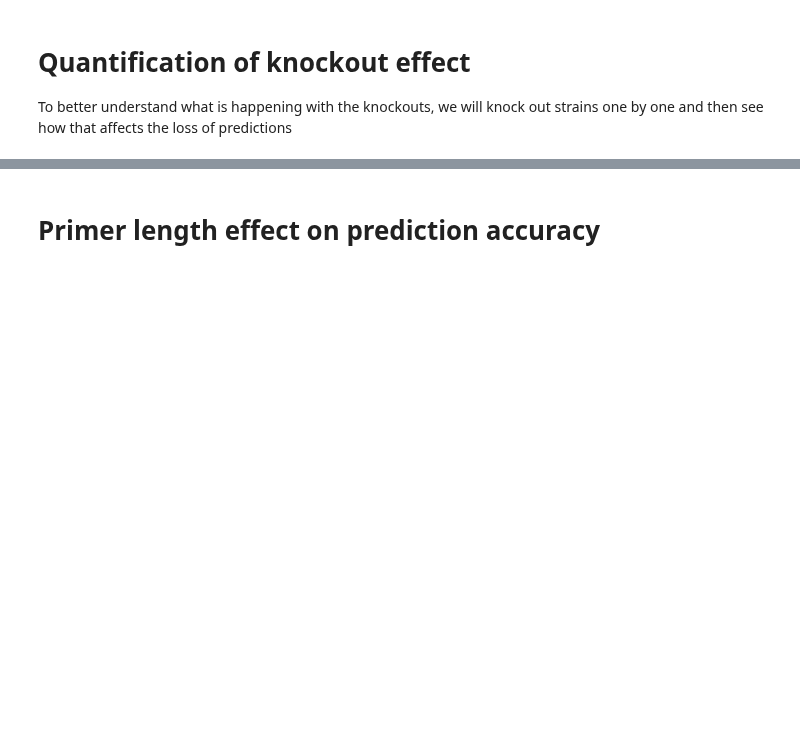
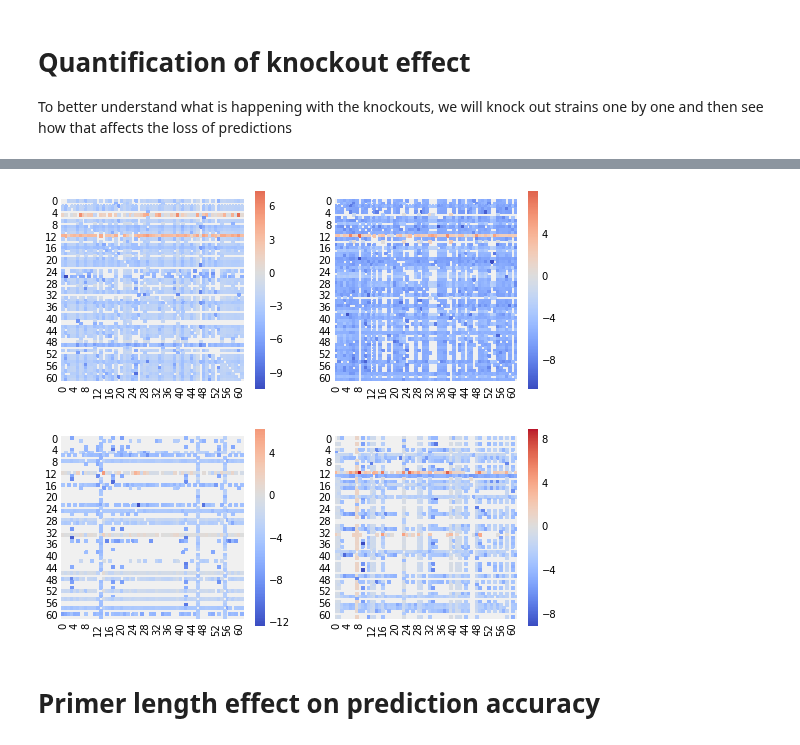
Before and after one commit to michaelwiest/microbiome-rnn, a Jupyter notebook: notebooks/Model Evaluator.ipynb, the cells around one changed output, grey strips where cells are left out. Cells and saved outputs as stored; diff of their text form; code cells hidden in the pictures; blank space fills up the shorter version.

```diff
--- a/notebooks/Model Evaluator.ipynb
+++ b/notebooks/Model Evaluator.ipynb
@@ -400,3 +424,11 @@ array([6.52265101, 7.4972904 , 7.11376072, 6.55654638, 6.61683258,
+# %%
+fig, ax = plt.subplots(2,2, figsize=(8, 8))
+axl = ax.flatten()
+for i in range(len(axl)):
+    sns.heatmap(np.log((all_kos[i] - all_comparisons[i]) / all_comparisons[i]), square=True,
+                cmap='coolwarm', center=0, ax=axl[i])
+# %% [output]
+[figure, added]
 # %% [markdown]
 # Primer length effect on prediction accuracy
 # %%
```
Also changed, not shown: parts of 11 cells of this notebook, 1 other file.
